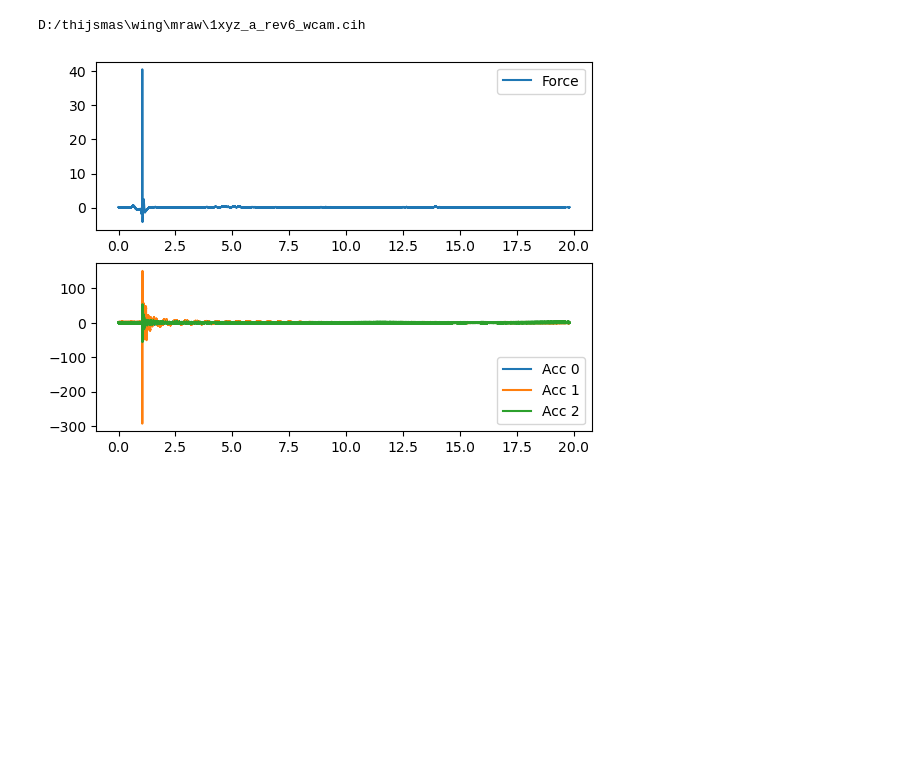
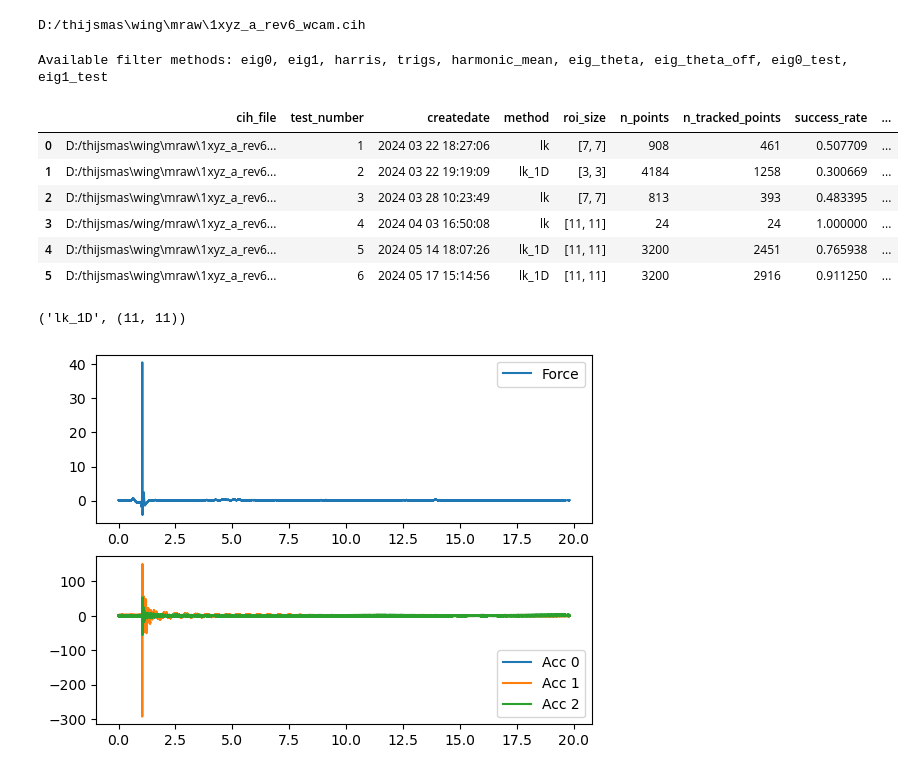
Before and after one commit to ThijsIllimited/pyidi, a Jupyter notebook: scripts/EMA_wing.ipynb, the cells around one changed output. Saved outputs shown, nothing was run; the diff lists cells and outputs as text; code cells hidden in the pictures; blank space fills up the shorter version.

```diff
--- a/scripts/EMA_wing.ipynb
+++ b/scripts/EMA_wing.ipynb
@@ -37,5 +38,33 @@ td = EMA_structure.d +  EMA_structure.maxima.reshape(len(EMA_structure.maxima),1
 # %% [output]
 D:/thijsmas\wing\mraw\1xyz_a_rev6_wcam.cih
+# %%
+name_video =  '1xyz_a_rev6_wcam.cih'
+root_video = r'D:\thijsmas\wing\mraw'
+file_path = os.path.join(root_video, name_video)
+DIC_structure = DIC_Structure(file_path)
+
+df = DIC_structure.list_test_data(max_d = 20, max_dd = 1,  max_drift = 3, d_min=False, test_range = range(1,7), robostness_check = True)
+df
+# %% [output]
+Available filter methods: eig0, eig1, harris, trigs, harmonic_mean, eig_theta, eig_theta_off, eig0_test, eig1_test
+|  | cih_file | test_number | createdate | method | roi_size | n_points | n_tracked_points | success_rate | ... |
+| 0 | D:/thijsmas\wing\mraw\1xyz_a_rev6... | 1 | 2024 03 22 18:27:06 | lk | [7, 7] | 908 | 461 | 0.507709 | ... |
+| 1 | D:/thijsmas\wing\mraw\1xyz_a_rev6... | 2 | 2024 03 22 19:19:09 | lk_1D | [3, 3] | 4184 | 1258 | 0.300669 | ... |
+| 2 | D:/thijsmas\wing\mraw\1xyz_a_rev6... | 3 | 2024 03 28 10:23:49 | lk | [7, 7] | 813 | 393 | 0.483395 | ... |
+| 3 | D:/thijsmas/wing/mraw\1xyz_a_rev6... | 4 | 2024 04 03 16:50:08 | lk | [11, 11] | 24 | 24 | 1.000000 | ... |
+| 4 | D:/thijsmas\wing\mraw\1xyz_a_rev6... | 5 | 2024 05 14 18:07:26 | lk_1D | [11, 11] | 3200 | 2451 | 0.765938 | ... |
+| 5 | D:/thijsmas\wing\mraw\1xyz_a_rev6... | 6 | 2024 05 17 15:14:56 | lk_1D | [11, 11] | 3200 | 2916 | 0.911250 | ... |
+# %%
+test_number = 6
+row = df[df["test_number"] == test_number]
+
+EMA_structure.tp, EMA_structure.d = DIC_structure.join_results([test_number])
+td = EMA_structure.d +  EMA_structure.tp.reshape(len(EMA_structure.tp),1,2)
+test = row['method'].values[0]
+roi_size = tuple(row['roi_size'].values[0])
+test, roi_size
+# %% [output]
+('lk_1D', (11, 11))
 # %%
 %matplotlib inline
 sample_rate = impact_data_mat['H'][0][0][1][0][0]
```
Also changed, not shown: parts of 12 cells of this notebook, 8 other files.
